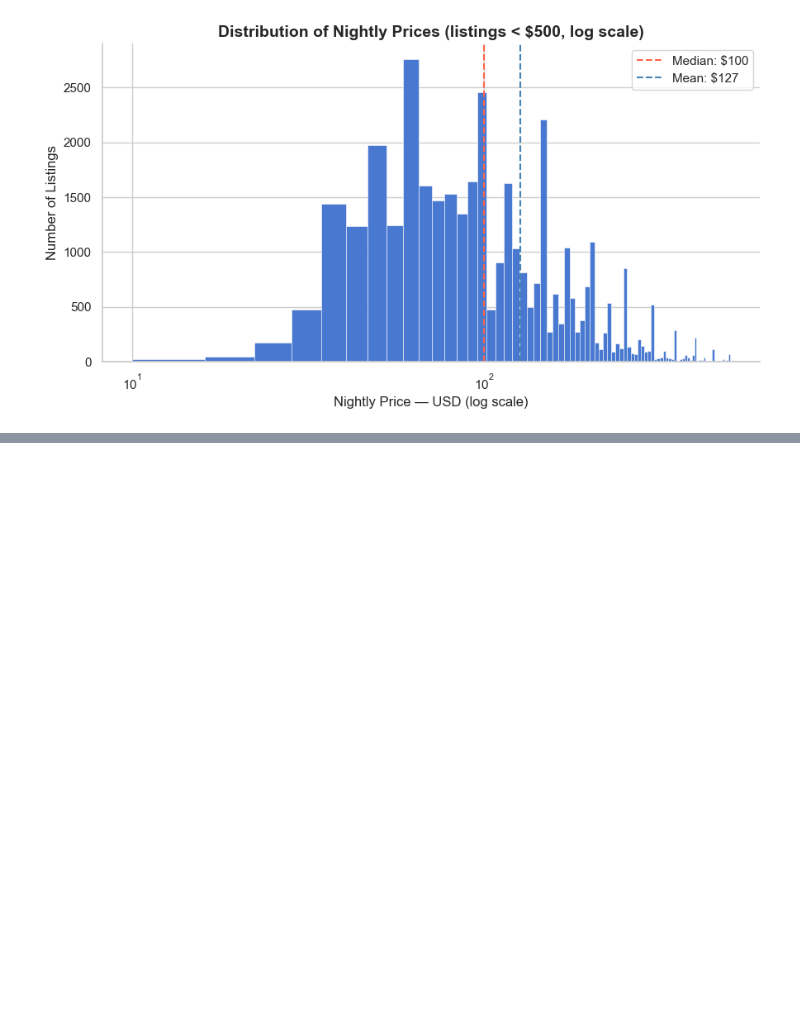
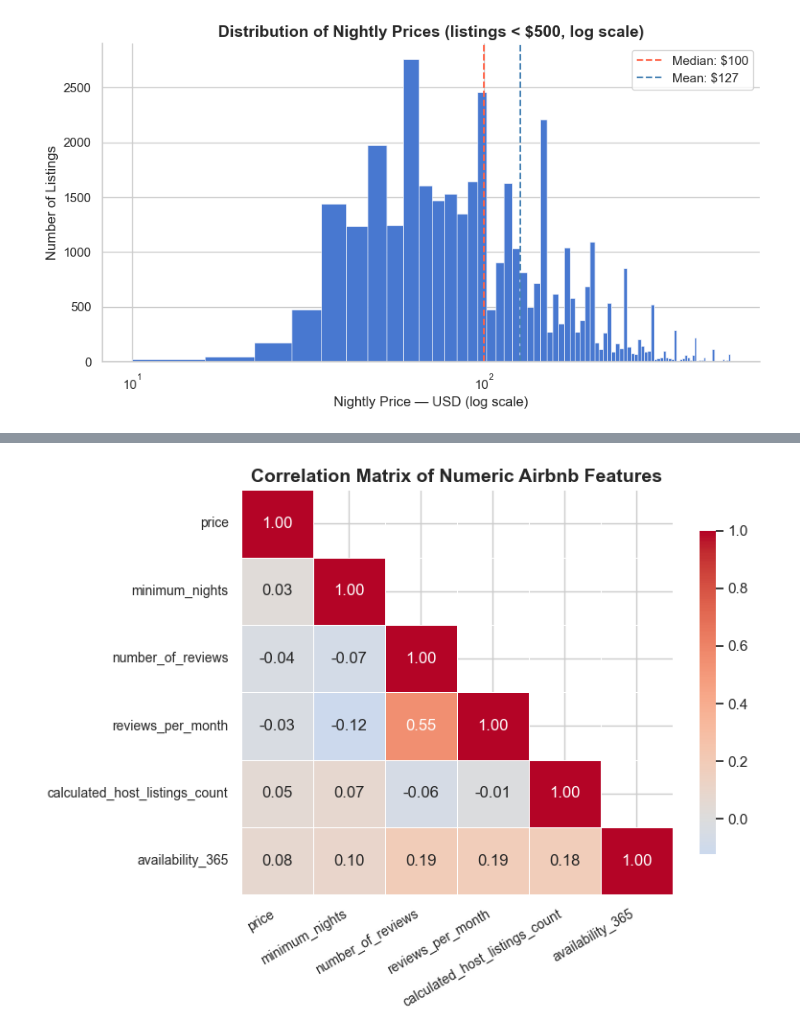
Before and after one commit to sbodrero/ai-programming-foundations-project, a Jupyter notebook: data_workflow.ipynb, the cells around one changed output, grey strips where cells are left out. Cells and saved outputs as stored; diff of their text form; code cells hidden in the pictures; blank space fills up the shorter version.

Commit message:
Add correlation heatmap for numeric features with insights and annotations

```diff
--- a/data_workflow.ipynb
+++ b/data_workflow.ipynb
@@ -351,0 +356,32 @@ plt.show()
+# %%
+numeric_cols = [
+    'price', 'minimum_nights', 'number_of_reviews',
+    'reviews_per_month', 'calculated_host_listings_count', 'availability_365'
+]
+
+corr_matrix = df[numeric_cols].corr()
+
+fig, ax = plt.subplots(figsize=(8, 6))
+
+mask = np.zeros_like(corr_matrix, dtype=bool)
+mask[np.triu_indices_from(mask, k=1)] = True  # show lower triangle + diagonal
+
+sns.heatmap(
+    corr_matrix,
+    annot=True,
+    fmt='.2f',
+    cmap='coolwarm',
+    center=0,
+    mask=mask,
+    linewidths=0.5,
+    ax=ax,
+    cbar_kws={'shrink': 0.8},
+)
+
+ax.set_title('Correlation Matrix of Numeric Airbnb Features', fontsize=14, fontweight='bold')
+ax.set_xticklabels(ax.get_xticklabels(), rotation=30, ha='right', fontsize=10)
+ax.set_yticklabels(ax.get_yticklabels(), rotation=0, fontsize=10)
+plt.tight_layout()
+plt.show()
+# %% [output]
+[figure, added]
```
Also changed, not shown: parts of 1 cell of this notebook.
